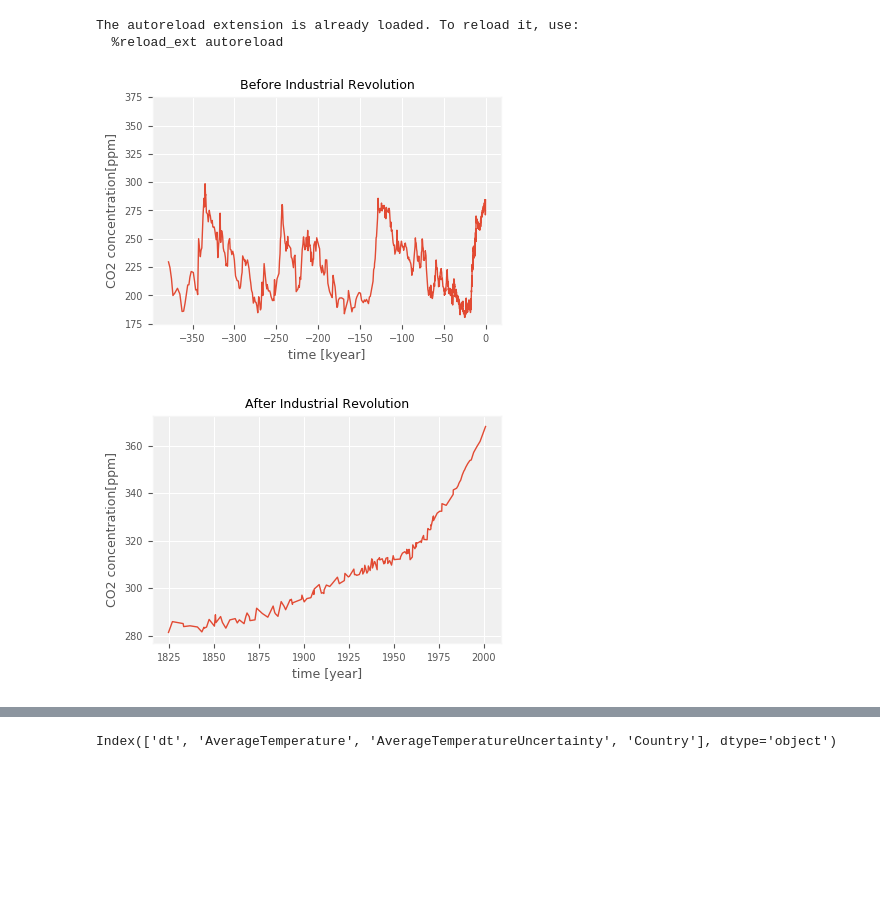
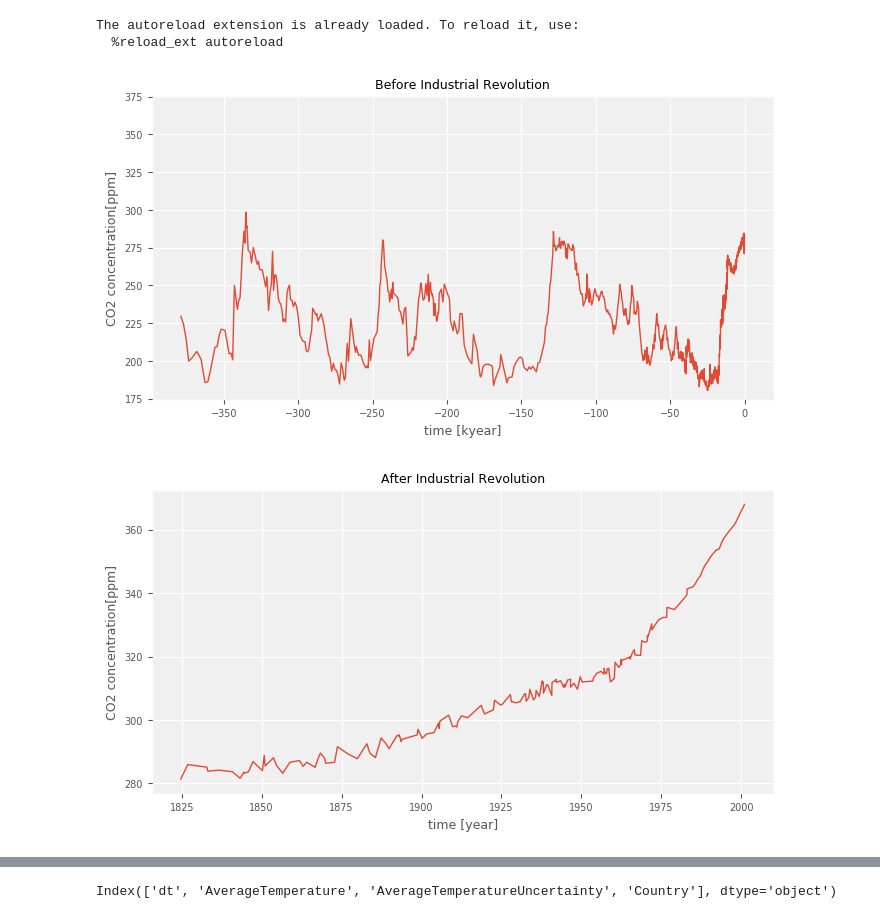
Before and after one commit to ld4234/PR18LDKSLTB, a Jupyter notebook: visual/co2.ipynb, the cells around one changed output, grey strips where cells are left out. Saved outputs shown, nothing was run; the diff lists cells and outputs as text; code cells hidden in the pictures; blank space fills up the shorter version.

```diff
--- a/visual/co2.ipynb
+++ b/visual/co2.ipynb
@@ -27,21 +27,21 @@ data_before = data[data.kyear < kyear_before]
 x = data_before.kyear
 y = data_before.co2
 # %%
-plt.figure()
+plt.figure(figsize=(8, 4))
 plt.title("Before Industrial Revolution")
 plt.ylim([175, 375])
 plt.ylabel("CO2 concentration[ppm]")
 plt.xlabel("time [kyear]")
 plt.plot(x, y)
 plt.show()
 # %% [output]
-[figure, old version]
+[figure, new version]
 # %%
 data_after = data[data.kyear >= kyear_before]
 x = data_after.kyear
 y = data_after.co2
 # %%
-plt.figure()
+plt.figure(figsize=(8, 4))
 plt.title("After Industrial Revolution")
 plt.ylabel("CO2 concentration[ppm]")
 plt.xlabel("time [year]")
@@ -49,7 +49,7 @@ x_after = [(2001 - (-xt * 1000)) for xt in x]
 plt.plot(x_after, y)
 plt.show()
 # %% [output]
-[figure, old version]
+[figure, new version]
 # %%
 # Different scale to show the rate of change
 
```
Also changed, not shown: parts of 7 cells of this notebook, 1 other file.
